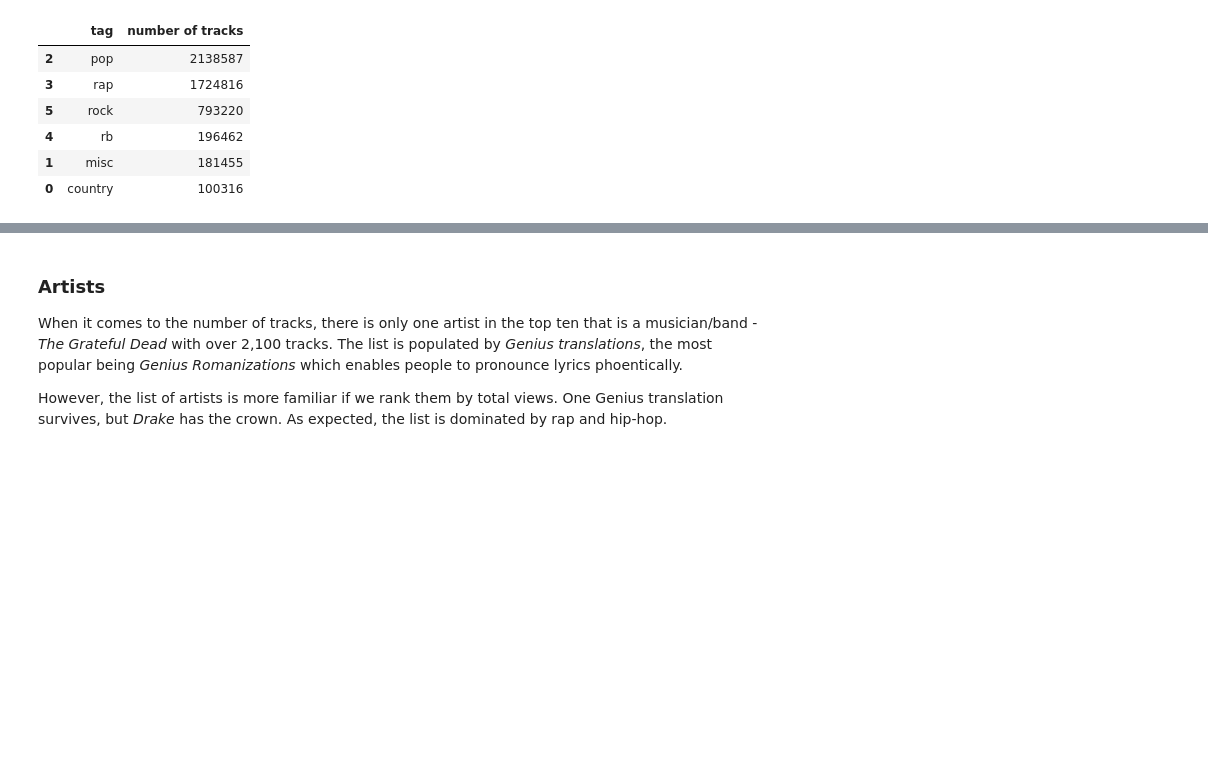
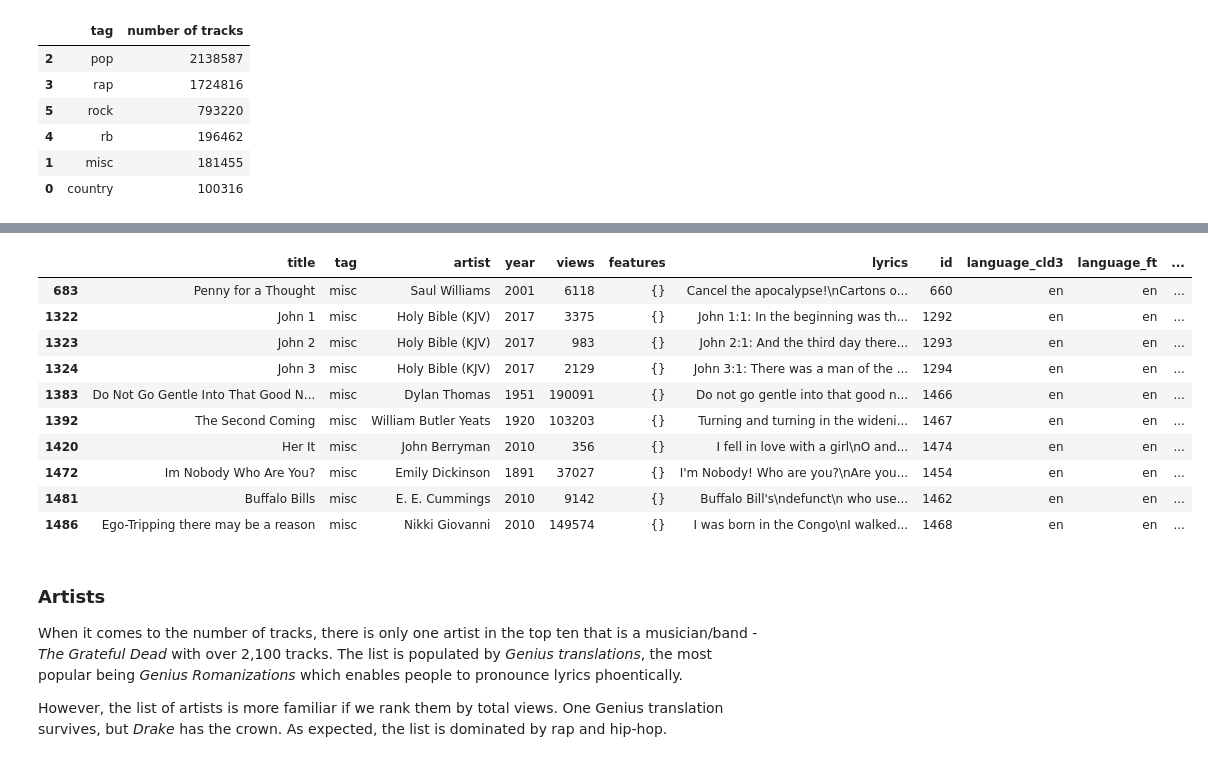
Before and after one commit to wanyakrecipes/lyrical_sentiment, a Jupyter notebook: notebook.ipynb, the cells around one changed output, grey strips where cells are left out. Saved outputs shown, nothing was run; the diff lists cells and outputs as text; code cells hidden in the pictures; blank space fills up the shorter version.

```diff
--- a/notebook.ipynb
+++ b/notebook.ipynb
@@ -104,3 +109,20 @@ The most popular genre of music is, understandably, pop. Rap is not too far behi
+# %%
+genre_misc_df = song_lyrics_full_df[(song_lyrics_full_df['tag'] == "misc")]
+genre_misc_df = genre_misc_df.head(10)
+
+display(genre_misc_df)
+# %% [output]
+|  | title | tag | artist | year | views | features | lyrics | id | language_cld3 | language_ft | ... |
+| 683 | Penny for a Thought | misc | Saul Williams | 2001 | 6118 | {} | Cancel the apocalypse!\nCartons o... | 660 | en | en | ... |
+| 1322 | John 1 | misc | Holy Bible (KJV) | 2017 | 3375 | {} | John 1:1: In the beginning was th... | 1292 | en | en | ... |
+| 1323 | John 2 | misc | Holy Bible (KJV) | 2017 | 983 | {} | John 2:1: And the third day there... | 1293 | en | en | ... |
+| 1324 | John 3 | misc | Holy Bible (KJV) | 2017 | 2129 | {} | John 3:1: There was a man of the ... | 1294 | en | en | ... |
+| 1383 | Do Not Go Gentle Into That Good N... | misc | Dylan Thomas | 1951 | 190091 | {} | Do not go gentle into that good n... | 1466 | en | en | ... |
+| 1392 | The Second Coming | misc | William Butler Yeats | 1920 | 103203 | {} | Turning and turning in the wideni... | 1467 | en | en | ... |
+| 1420 | Her It | misc | John Berryman | 2010 | 356 | {} | I fell in love with a girl\nO and... | 1474 | en | en | ... |
+| 1472 | Im Nobody Who Are You? | misc | Emily Dickinson | 1891 | 37027 | {} | I'm Nobody! Who are you?\nAre you... | 1454 | en | en | ... |
+| 1481 | Buffalo Bills | misc | E. E. Cummings | 2010 | 9142 | {} | Buffalo Bill's\ndefunct\n who use... | 1462 | en | en | ... |
+| 1486 | Ego-Tripping there may be a reason | misc | Nikki Giovanni | 2010 | 149574 | {} | I was born in the Congo\nI walked... | 1468 | en | en | ... |
 # %% [markdown]
 ### Artists
 
```
Also changed, not shown: parts of 15 cells of this notebook.
